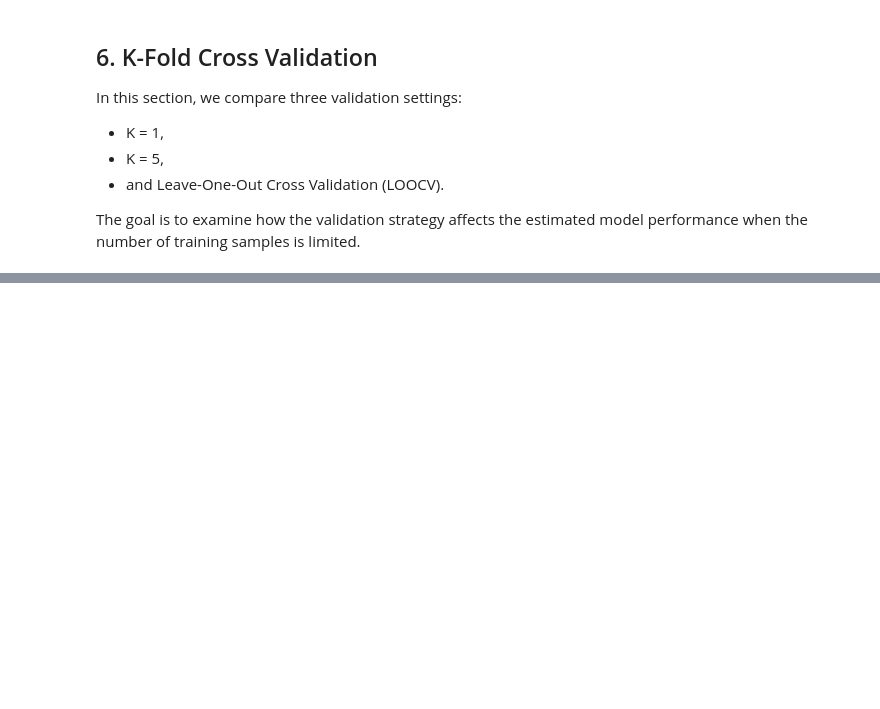
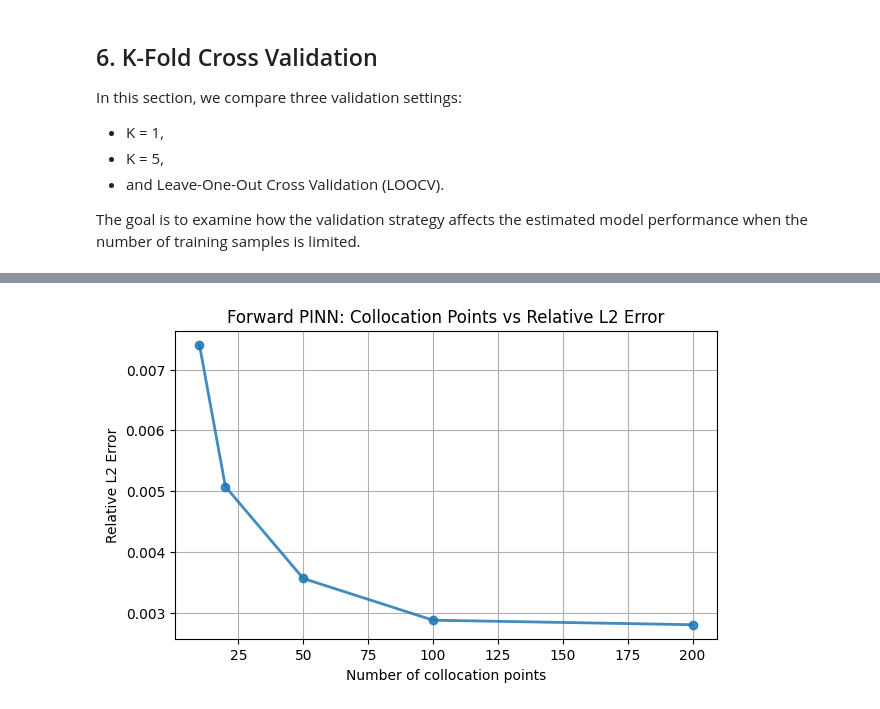
Before and after one commit to jasonok467570/deep-learning-hw1, a Jupyter notebook: HW1.ipynb, the cells around one changed output, grey strips where cells are left out. Drawn from its saved outputs; the diff is of its cells as text; code cells hidden in the pictures; blank space fills up the shorter version.

```diff
--- a/HW1.ipynb
+++ b/HW1.ipynb
@@ -699,6 +716,9 @@ def generate_analysis_grid(n_eval=200, t_min=T_MIN, t_max=T_MAX, a=A_TRUE):
 # ============================================================
 # 모델 예측과 error 계산
 # ============================================================
+def pointwise_relative_error(u_pred, u_true, eps=1e-12):
+    return torch.abs(u_pred - u_true) / (torch.abs(u_true) + eps)
+
 def evaluate_model_on_grid(model, n_eval=200):
     t_grid, u_exact = generate_analysis_grid(n_eval=n_eval)
 
@@ -1175,0 +1564,22 @@ LOOCV                7.323046e-03         8.732820e-03
+# %%
+collocation_list = [10, 20, 50, 100, 200]
+
+collocation_results = {}
+collocation_rel_l2 = {}
+
+for n_col in collocation_list:
+    config = PINN_DEFAULT_CONFIG.copy()
+    config["n_collocation"] = n_col
+
+    train_single_pinn_run(config)
+    _, model = load_pinn_result(config)
+    eval_out = evaluate_pinn_model(model, t_min=0.0, t_max=1.0, n_eval=200)
+
+    label = f"Nc={n_col}"
+    collocation_results[label] = config
+    collocation_rel_l2[label] = eval_out["relative_l2"]
+
+print(f"{'Setting':<20} {'Relative L2 Error':<20}")
+print("-" * 40)
+for label, val in collocation_rel_l2.items():
+    print(f"{label:<20} {val:<20.6e}")
@@ -1175,0 +1617,16 @@ LOOCV                7.323046e-03         8.732820e-03
+# %%
+plt.figure(figsize=(7, 4))
+plt.plot(
+    [int(k.split("=")[1]) for k in collocation_rel_l2.keys()],
+    list(collocation_rel_l2.values()),
+    marker="o",
+    linewidth=2.0,
+    alpha=0.85
+)
+plt.xlabel("Number of collocation points")
+plt.ylabel("Relative L2 Error")
+plt.title("Forward PINN: Collocation Points vs Relative L2 Error")
+plt.grid(True)
+plt.show()
+# %% [output]
+[figure, added]
```
Also changed, not shown: parts of 40 cells of this notebook, 58 other files.
